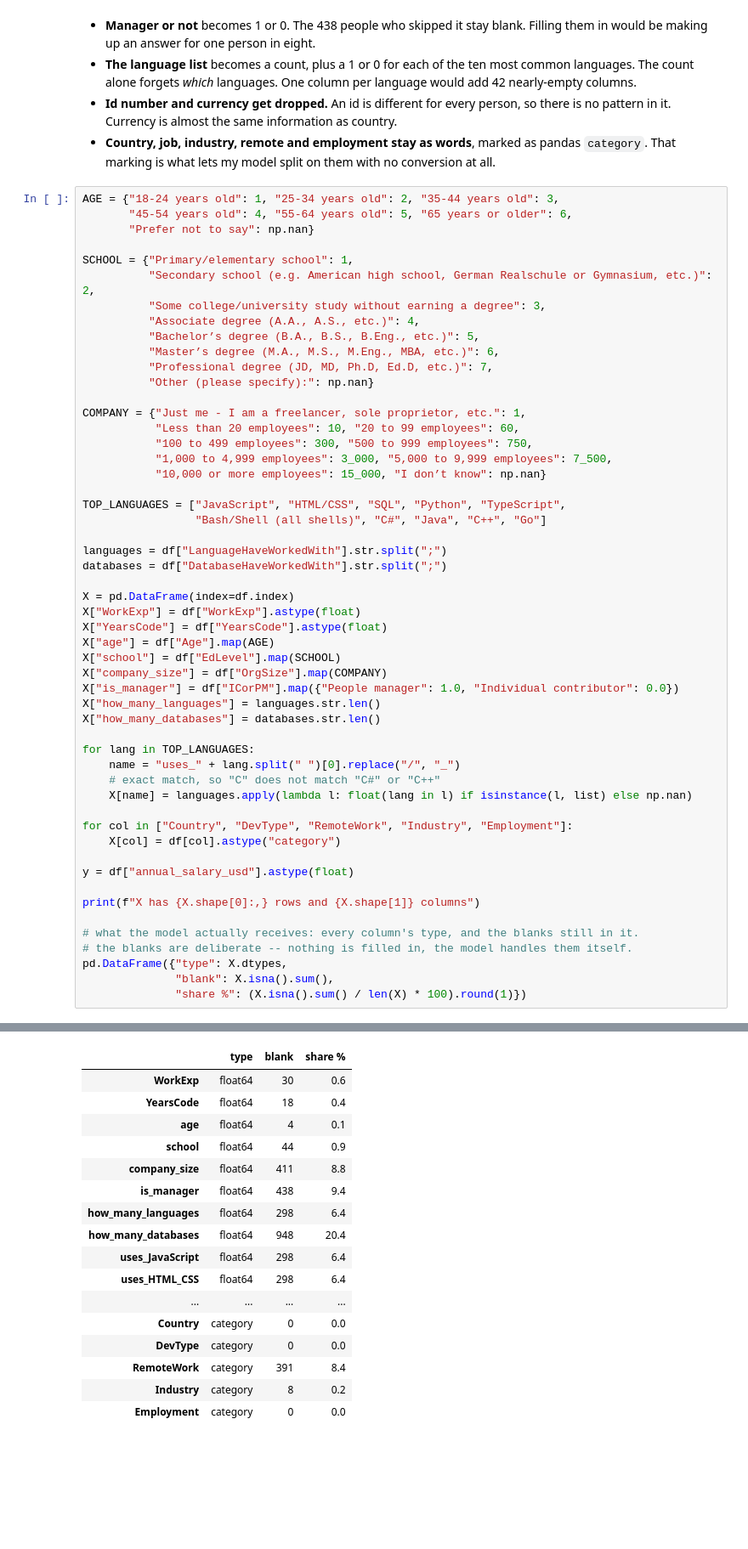
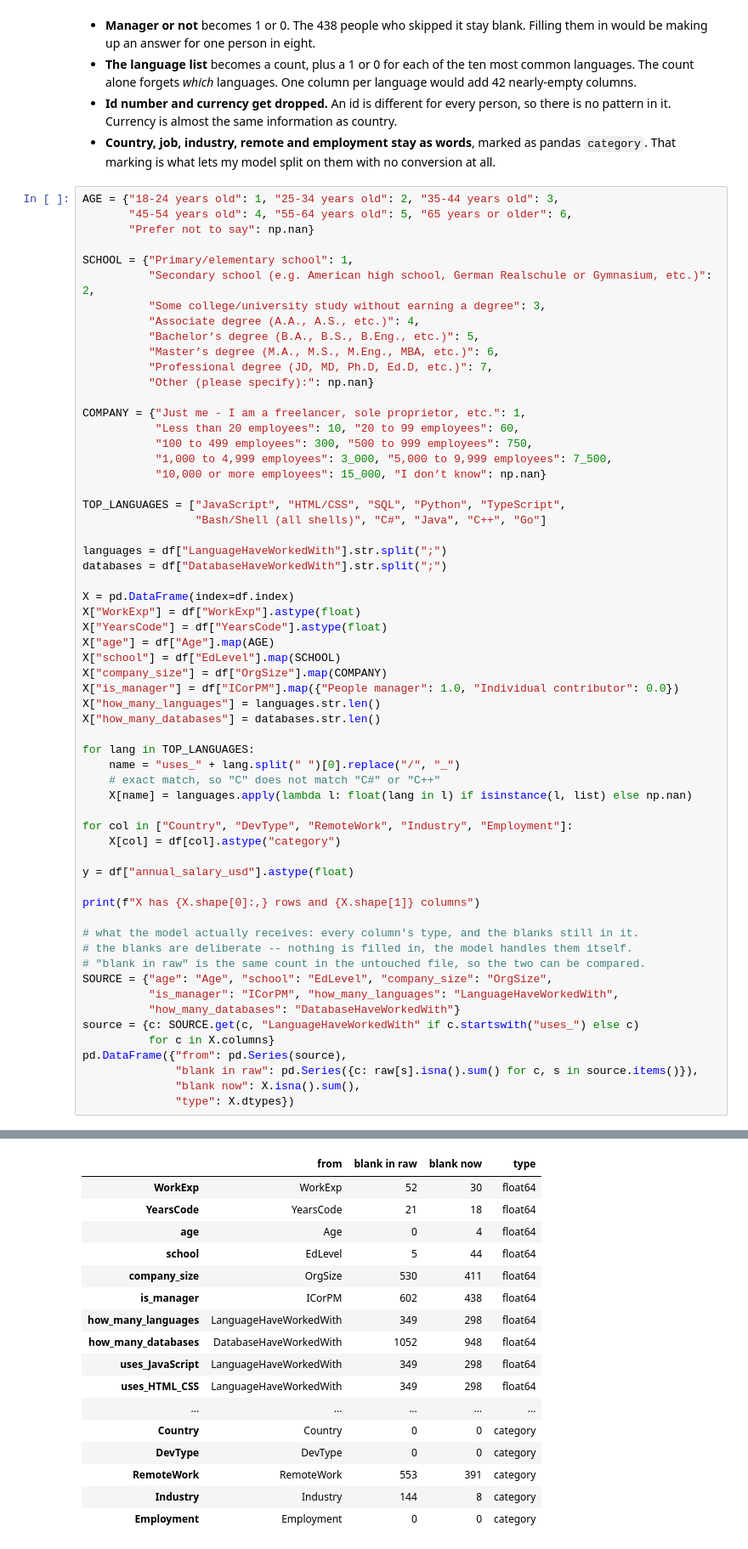
Before and after one commit to pozo321/26f-data-member-challenge, a Jupyter notebook: notebook.ipynb, the cells around one changed output, grey strips where cells are left out. Shown at 85% size. Drawn from its saved outputs; the diff is of its cells as text; blank space fills up the shorter version.

```diff
--- a/notebook.ipynb
+++ b/notebook.ipynb
@@ -312,53 +312,60 @@ TOP_LANGUAGES = ["JavaScript", "HTML/CSS", "SQL", "Python", "TypeScript",
 
 languages = df["LanguageHaveWorkedWith"].str.split(";")
 databases = df["DatabaseHaveWorkedWith"].str.split(";")
 
 X = pd.DataFrame(index=df.index)
 X["WorkExp"] = df["WorkExp"].astype(float)
 X["YearsCode"] = df["YearsCode"].astype(float)
 X["age"] = df["Age"].map(AGE)
 X["school"] = df["EdLevel"].map(SCHOOL)
 X["company_size"] = df["OrgSize"].map(COMPANY)
 X["is_manager"] = df["ICorPM"].map({"People manager": 1.0, "Individual contributor": 0.0})
 X["how_many_languages"] = languages.str.len()
 X["how_many_databases"] = databases.str.len()
 
 for lang in TOP_LANGUAGES:
     name = "uses_" + lang.split(" ")[0].replace("/", "_")
     # exact match, so "C" does not match "C#" or "C++"
     X[name] = languages.apply(lambda l: float(lang in l) if isinstance(l, list) else np.nan)
 
 for col in ["Country", "DevType", "RemoteWork", "Industry", "Employment"]:
     X[col] = df[col].astype("category")
 
 y = df["annual_salary_usd"].astype(float)
 
 print(f"X has {X.shape[0]:,} rows and {X.shape[1]} columns")
 
 # what the model actually receives: every column's type, and the blanks still in it.
 # the blanks are deliberate -- nothing is filled in, the model handles them itself.
-pd.DataFrame({"type": X.dtypes,
-              "blank": X.isna().sum(),
-              "share %": (X.isna().sum() / len(X) * 100).round(1)})
+# "blank in raw" is the same count in the untouched file, so the two can be compared.
+SOURCE = {"age": "Age", "school": "EdLevel", "company_size": "OrgSize",
+          "is_manager": "ICorPM", "how_many_languages": "LanguageHaveWorkedWith",
+          "how_many_databases": "DatabaseHaveWorkedWith"}
+source = {c: SOURCE.get(c, "LanguageHaveWorkedWith" if c.startswith("uses_") else c)
+          for c in X.columns}
+pd.DataFrame({"from": pd.Series(source),
+              "blank in raw": pd.Series({c: raw[s].isna().sum() for c, s in source.items()}),
+              "blank now": X.isna().sum(),
+              "type": X.dtypes})
 # %% [output]
 X has 4,654 rows and 23 columns
-|  | type | blank | share % |
-| WorkExp | float64 | 30 | 0.6 |
-| YearsCode | float64 | 18 | 0.4 |
-| age | float64 | 4 | 0.1 |
-| school | float64 | 44 | 0.9 |
-| company_size | float64 | 411 | 8.8 |
-| is_manager | float64 | 438 | 9.4 |
-| how_many_languages | float64 | 298 | 6.4 |
-| how_many_databases | float64 | 948 | 20.4 |
-| uses_JavaScript | float64 | 298 | 6.4 |
-| uses_HTML_CSS | float64 | 298 | 6.4 |
-| ... | ... | ... | ... |
-| Country | category | 0 | 0.0 |
-| DevType | category | 0 | 0.0 |
-| RemoteWork | category | 391 | 8.4 |
-| Industry | category | 8 | 0.2 |
-| Employment | category | 0 | 0.0 |
+|  | from | blank in raw | blank now | type |
+| WorkExp | WorkExp | 52 | 30 | float64 |
+| YearsCode | YearsCode | 21 | 18 | float64 |
+| age | Age | 0 | 4 | float64 |
+| school | EdLevel | 5 | 44 | float64 |
+| company_size | OrgSize | 530 | 411 | float64 |
+| is_manager | ICorPM | 602 | 438 | float64 |
+| how_many_languages | LanguageHaveWorkedWith | 349 | 298 | float64 |
+| how_many_databases | DatabaseHaveWorkedWith | 1052 | 948 | float64 |
+| uses_JavaScript | LanguageHaveWorkedWith | 349 | 298 | float64 |
+| uses_HTML_CSS | LanguageHaveWorkedWith | 349 | 298 | float64 |
+| ... | ... | ... | ... | ... |
+| Country | Country | 0 | 0 | category |
+| DevType | DevType | 0 | 0 | category |
+| RemoteWork | RemoteWork | 553 | 391 | category |
+| Industry | Industry | 144 | 8 | category |
+| Employment | Employment | 0 | 0 | category |
 # %% [markdown]
 ---
 
```
